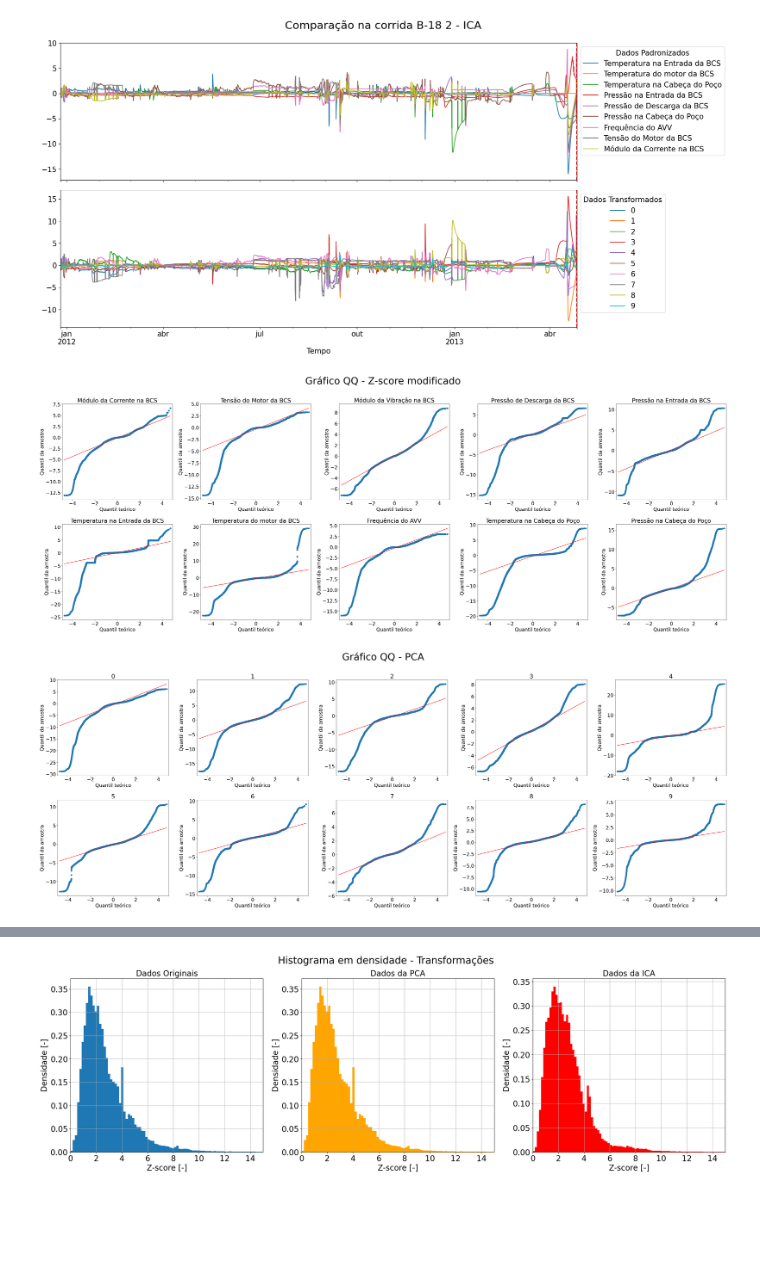
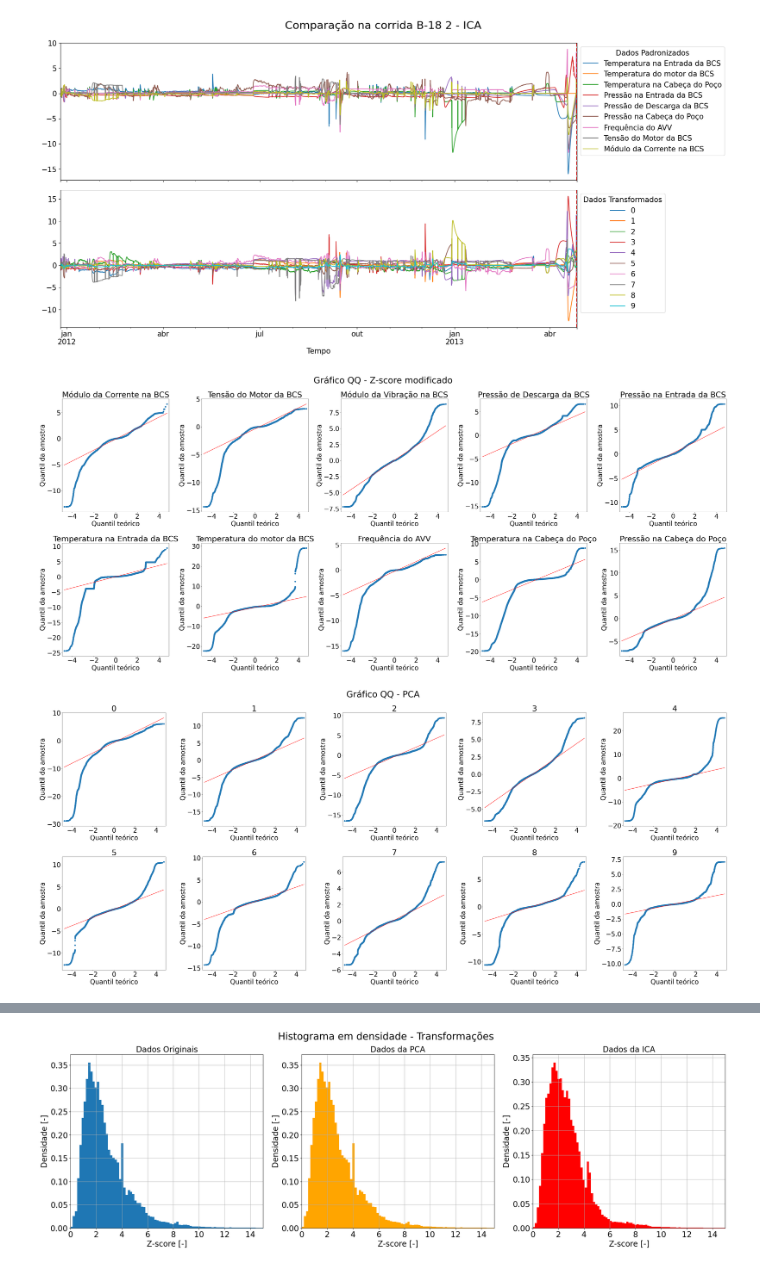
Before and after one commit to RL2-SP3/LISSA, a Jupyter notebook: examples/analise_dados_PCA.ipynb, the cells around one changed output, grey strips where cells are left out. Saved outputs shown, nothing was run; the diff lists cells and outputs as text; code cells hidden in the pictures; blank space fills up the shorter version.

```diff
--- a/examples/analise_dados_PCA.ipynb
+++ b/examples/analise_dados_PCA.ipynb
@@ -185,17 +185,17 @@ plt.savefig("../imagens_gerais/ICA_b_28_2.jpg")
 # %%
 fig,axs = li.QQPlots(
     entireData[operationalHeaders].loc[entireData["Well_down"]==0],
     operationalHeaders,
     title="Gráfico QQ - Z-score modificado" ,
     lineType="s",
     english=False,
     titleFontsize=40,
-    ydist=1,
-    generalFontSize=20
+    ydist=0.97,
+    generalFontSize=30,figSizeSt=(45,20)
     );
 fig.savefig("../imagens_gerais/QQplotZscore",bbox_inches='tight')
 # %% [output]
-[figure, old version]
+[figure, new version]
 # %%
 fig,axs = li.QQPlots(
     PCAdata[PCAHeaders].loc[PCAdata["Well_down"]==0],
@@ -203,11 +203,11 @@ fig,axs = li.QQPlots(
     lineType="s",
     english=False,
     titleFontsize=40,
-    ydist=1,
-    generalFontSize=20);
+    ydist=0.97,
+    generalFontSize=30,figSizeSt=(45,20));
 fig.savefig("../imagens_gerais/QQplotPCA",bbox_inches='tight')
 # %% [output]
-[figure, old version]
+[figure, new version]
 # %%
 fig,axs = li.QQPlots(
     ICAdata[ICAHeaders].loc[ICAdata["Well_down"]==0],
```
Also changed, not shown: parts of 3 cells of this notebook, 7 other files.
